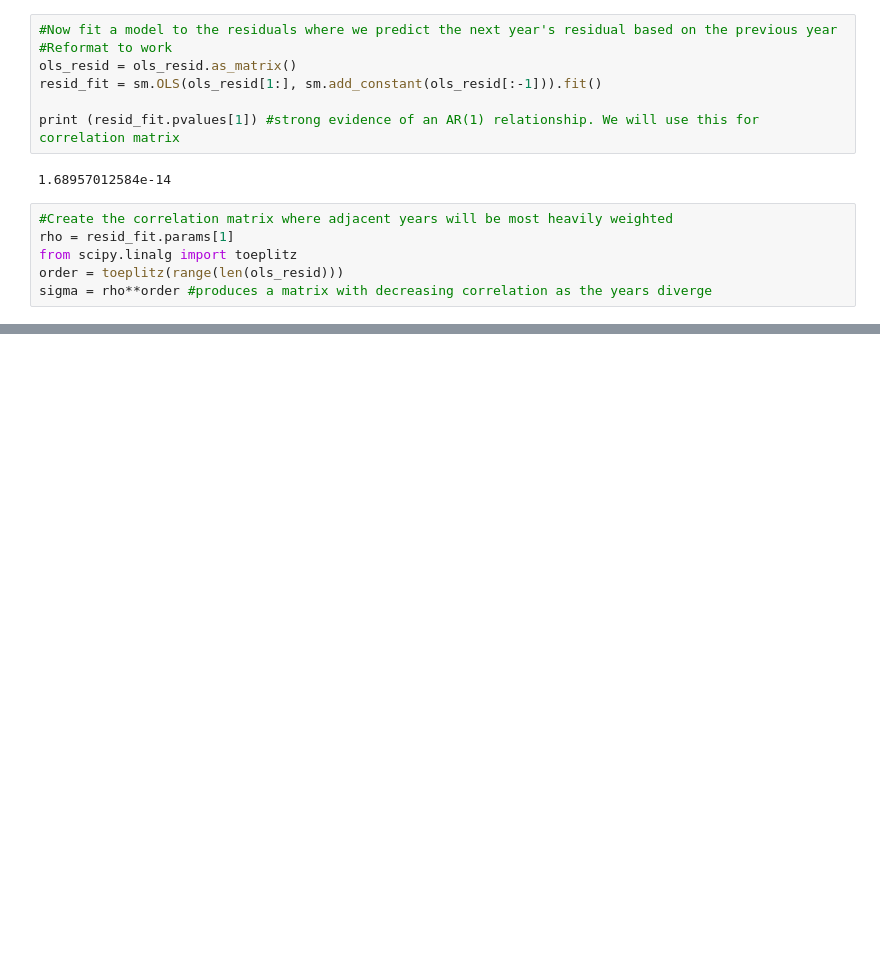
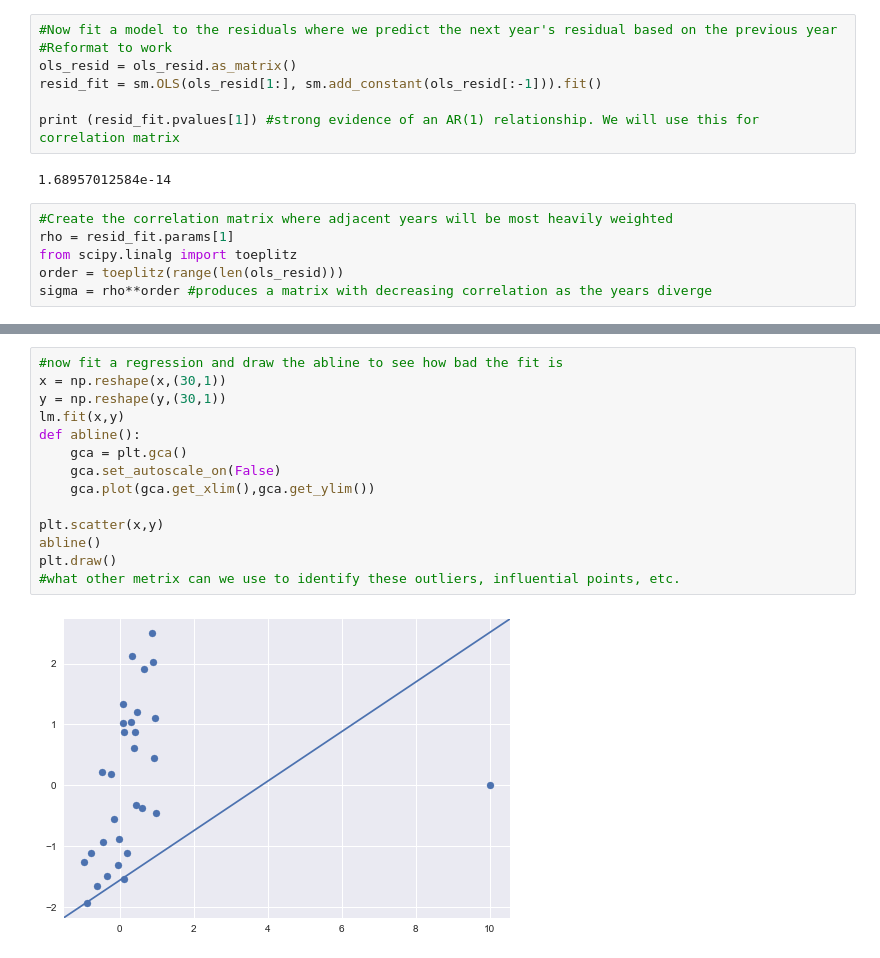
Before and after one commit to cshartrand/ISYE7401-RCode-To-Python, a Jupyter notebook: ISyE7401_PythonNotes.ipynb, the cells around one changed output, grey strips where cells are left out. Drawn from its saved outputs; the diff is of its cells as text; blank space fills up the shorter version.

```diff
--- a/ISyE7401_PythonNotes.ipynb
+++ b/ISyE7401_PythonNotes.ipynb
@@ -285,0 +295,16 @@ Warnings:
+# %%
+#now fit a regression and draw the abline to see how bad the fit is
+x = np.reshape(x,(30,1))
+y = np.reshape(y,(30,1))
+lm.fit(x,y)
+def abline():
+    gca = plt.gca()
+    gca.set_autoscale_on(False)
+    gca.plot(gca.get_xlim(),gca.get_ylim())
+
+plt.scatter(x,y)
+abline()
+plt.draw()
+#what other metrix can we use to identify these outliers, influential points, etc.
+# %% [output]
+[figure, added]
```
Also changed, not shown: parts of 11 cells of this notebook.
